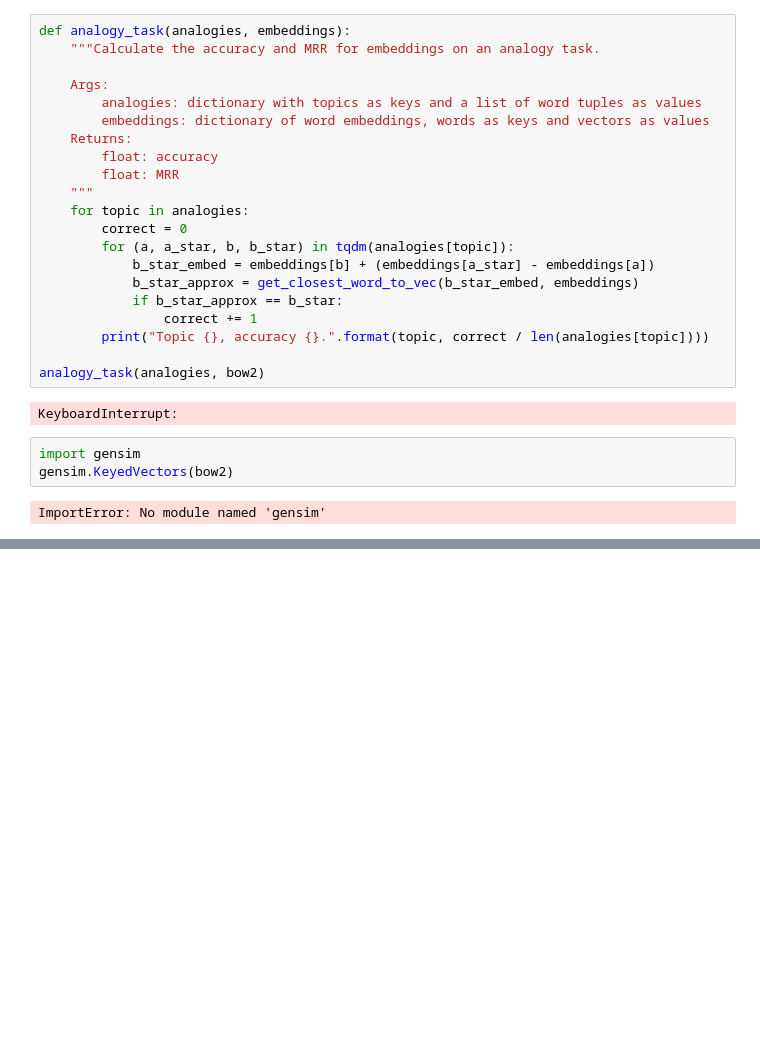
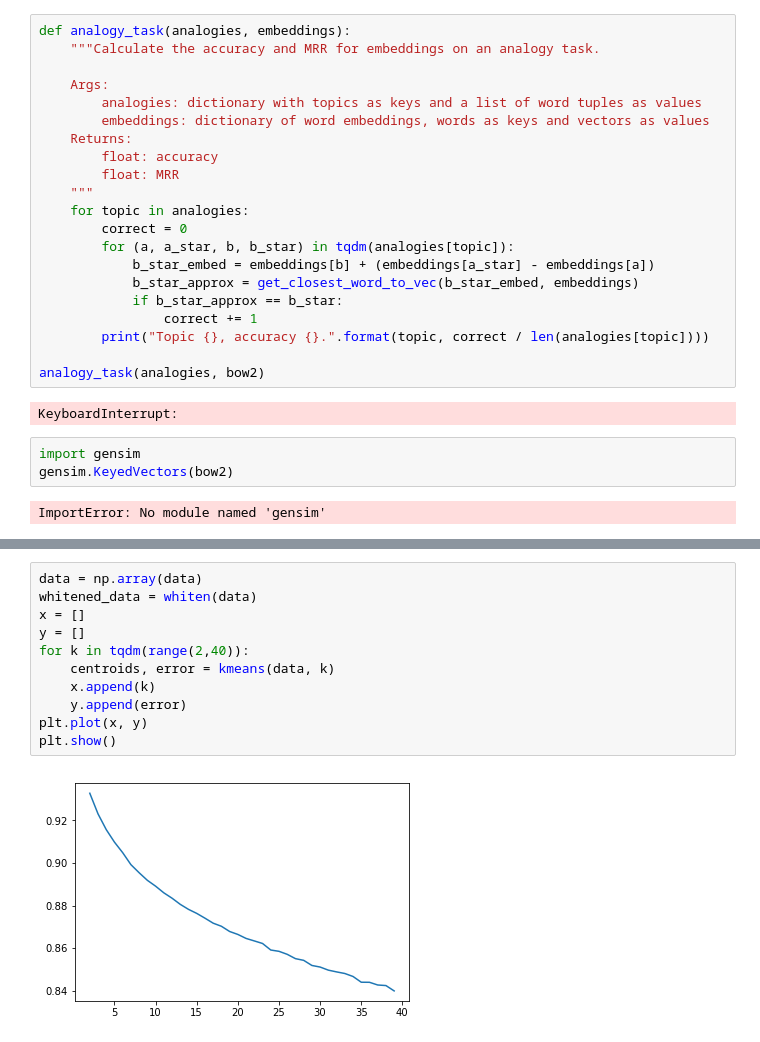
Before and after one commit to vdankers/ull, a Jupyter notebook: ULL_1.ipynb, the cells around one changed output, grey strips where cells are left out. Saved outputs shown, nothing was run; the diff lists cells and outputs as text; blank space fills up the shorter version.

```diff
--- a/ULL_1.ipynb
+++ b/ULL_1.ipynb
@@ -321,0 +358,13 @@ ImportError: No module named 'gensim'
+# %%
+data = np.array(data)
+whitened_data = whiten(data)
+x = []
+y = []
+for k in tqdm(range(2,40)):
+    centroids, error = kmeans(data, k)
+    x.append(k)
+    y.append(error)
+plt.plot(x, y)
+plt.show()
+# %% [output]
+[figure, added]
```
Also changed, not shown: parts of 6 cells of this notebook.
